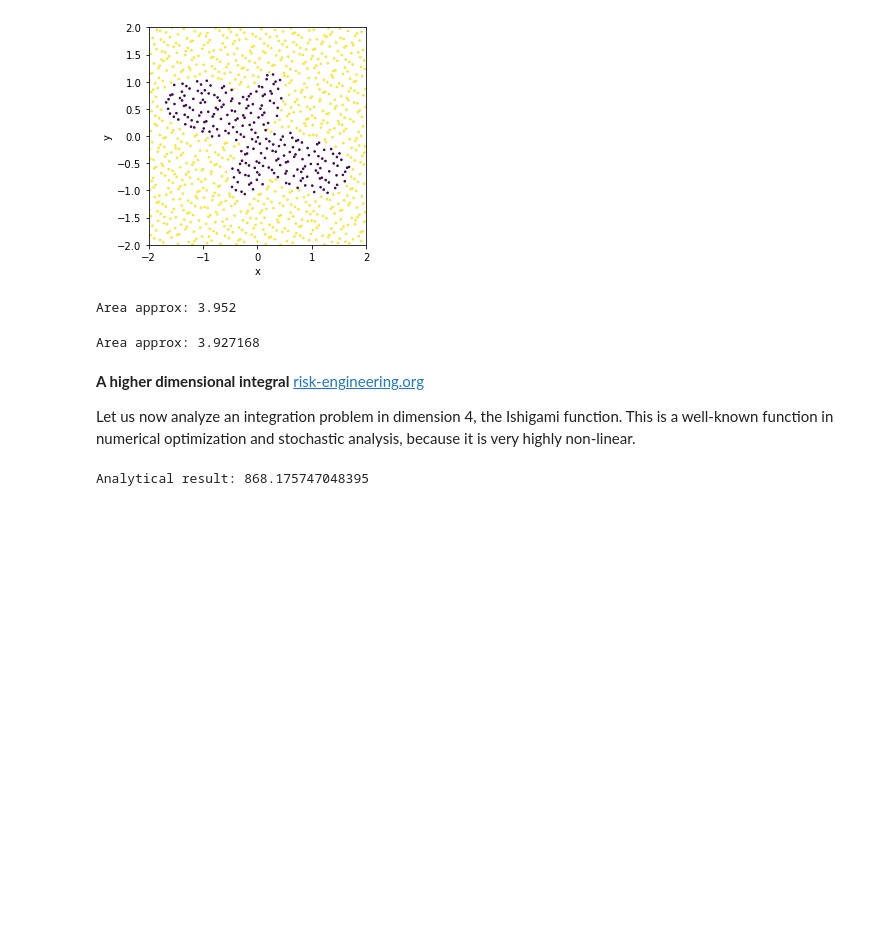
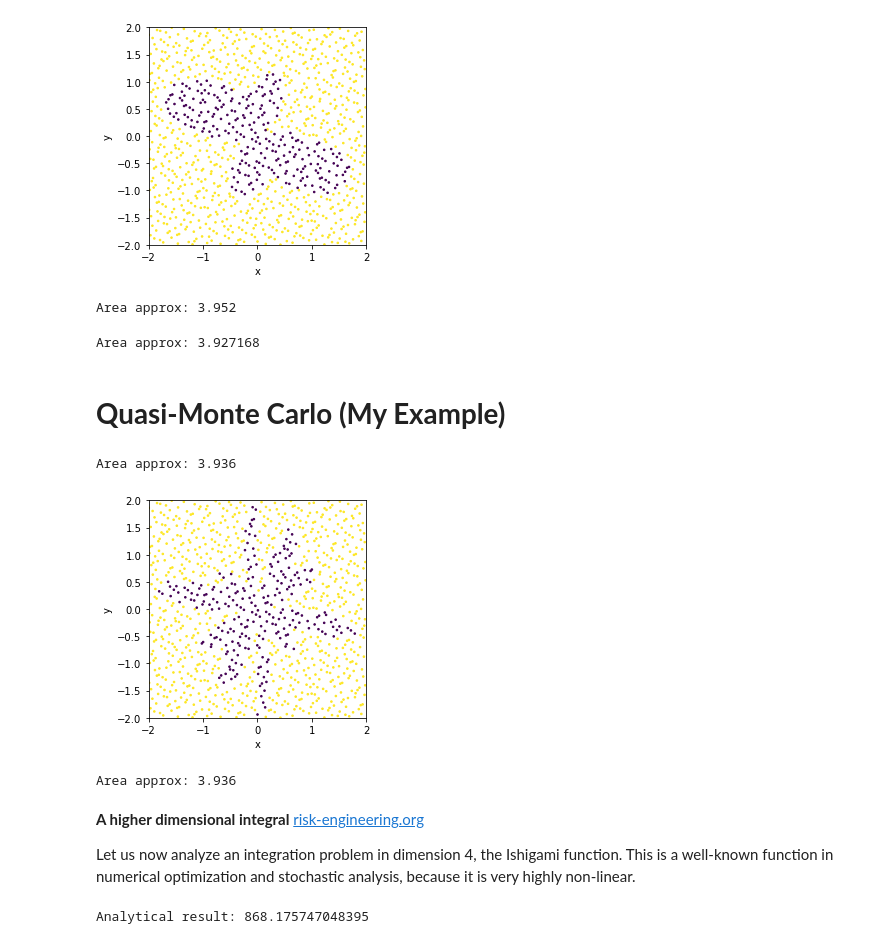
Before and after one commit to javgonzalezvi/MetNumUN2022I, a Jupyter notebook: Lab13/MontecarloAreasgroup8.ipynb, the cells around one changed output. Drawn from its saved outputs; the diff is of its cells as text; code cells hidden in the pictures; blank space fills up the shorter version.

```diff
--- a/Lab13/MontecarloAreasgroup8.ipynb
+++ b/Lab13/MontecarloAreasgroup8.ipynb
@@ -340,6 +385,41 @@ for p in seq:
 print("Area approx:",(count/float(N))*16)
 # %% [output]
 Area approx: 3.927168
+# %% [markdown]
+# **Quasi-Monte Carlo (My Example)**
+# %%
+N = 1000
+seq = halton(2, N)
+count = 0
+c=[]
+xlist=[]
+ylist=[]
+clist=[]
+for p in seq:
+  x=-2.0 + (4.0* p[0])
+  y=-2.0 + (4.0* p[1])
+  r = math.sqrt(x**2+y**2)
+  theta = math.atan(y/x)
+  c=1
+  if (r <  (1- math.cos(2*theta)* math.sin(7*theta))):
+    count = count +1
+    c=0
+  xlist.append(x)
+  ylist.append(y)
+  clist.append(c)
+print("Area approx:",(count/float(N))*16)
+plt.figure()
+plt.scatter( xlist, ylist,  c=clist,  s=2.5)
+plt.axis([-2.0, 2.0, -2.0, 2.0])
+plt.xlabel("x")
+plt.ylabel("y")
+plt.axes().set_aspect('equal')
+plt.show()
+print("Area approx:",(count/float(N))*16)
+# %% [output]
+Area approx: 3.936
+[figure, added]
+Area approx: 3.936
 # %% [markdown]
 **A higher dimensional integral** [risk-engineering.org](https://risk-engineering.org/notebook/monte-carlo-LHS.html)
 
```
Also changed, not shown: parts of 6 cells of this notebook.
